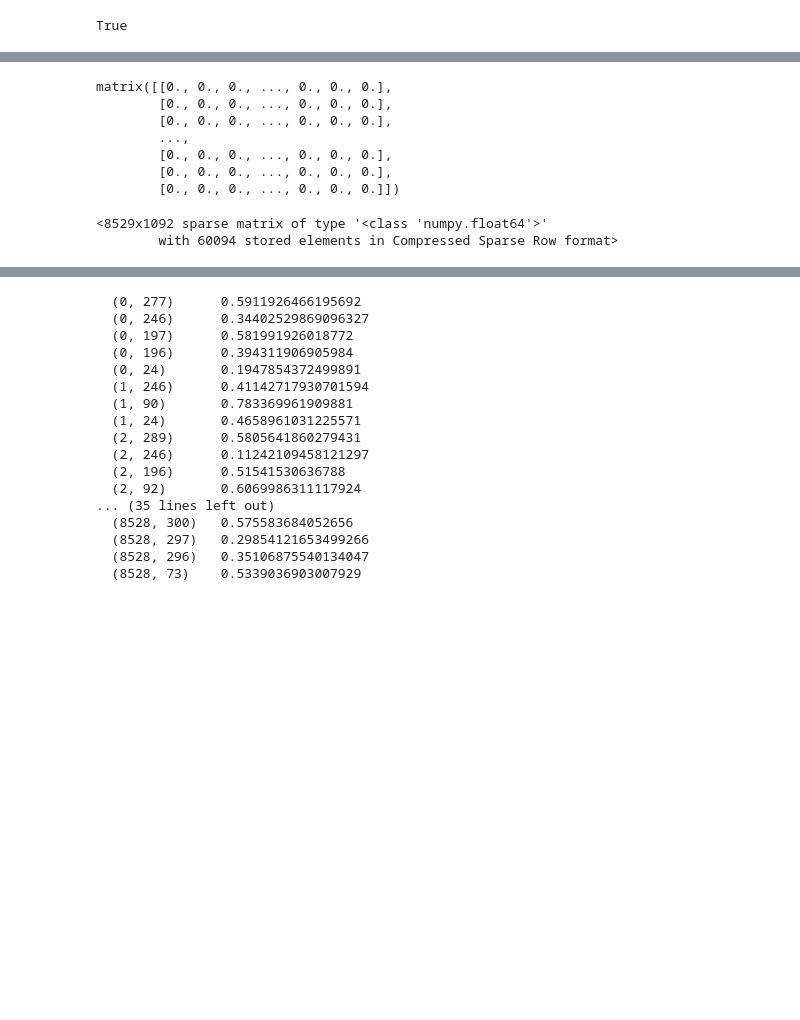
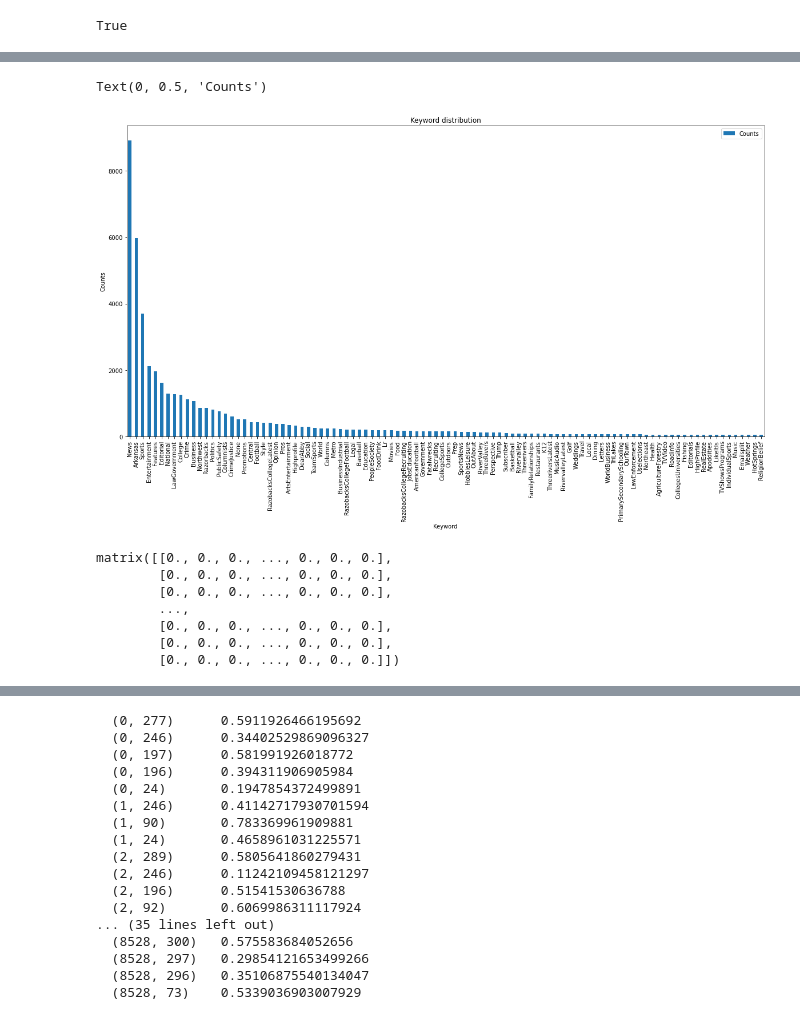
Before and after one commit to choushuiguo325/Recommendation_System_New_York_Times, a Jupyter notebook: static/2.2 EDA_NLP.ipynb, the cells around one changed output, grey strips where cells are left out. Saved outputs shown, nothing was run; the diff lists cells and outputs as text; code cells hidden in the pictures; blank space fills up the shorter version.

Commit message:
finished the TF-IDF matrix

```diff
--- a/static/2.2 EDA_NLP.ipynb
+++ b/static/2.2 EDA_NLP.ipynb
@@ -135,0 +88,13 @@ Text(0.5, 1.0, 'Article category keywords in training set')
+# %%
+result = {x for l in types for x in l}
+print(f"There are {len(result)} category keywords")
+types_list = []
+for i in range(0, len(types)):
+    types_list = types_list + types[i]
+
+print(types_list[0])
+
+from collections import Counter
+list1= types_list
+counts = Counter(list1)
+counts = dict(counts)
@@ -135,0 +104,3 @@ Text(0.5, 1.0, 'Article category keywords in training set')
+# %%
+type_keyword_df = pd.DataFrame({"Keyword": list(counts.keys()), 'Counts': list(counts.values())}).sort_values('Counts', ascending = False).set_index('Keyword')
+type_keyword_df.head()
@@ -136 +115,8 @@ Text(0.5, 1.0, 'Article category keywords in training set')
+# %%
+type_keyword_df.iloc[0:100].plot(kind = 'bar', figsize = (20,10))
+plt.title('Keyword distribution')
+plt.ylabel('Counts')
+# %% [output]
+Text(0, 0.5, 'Counts')
+[figure, added]
 # %%
@@ -146,8 +134,3 @@ matrix([[0., 0., 0., ..., 0., 0., 0.],
         [0., 0., 0., ..., 0., 0., 0.],
         [0., 0., 0., ..., 0., 0., 0.],
         [0., 0., 0., ..., 0., 0., 0.]])
-# %%
-train_tfidf # (2307 - 1092)
-# %% [output]
-<8529x1092 sparse matrix of type '<class 'numpy.float64'>'
-        with 60094 stored elements in Compressed Sparse Row format>
```
Also changed, not shown: parts of 17 cells of this notebook.
